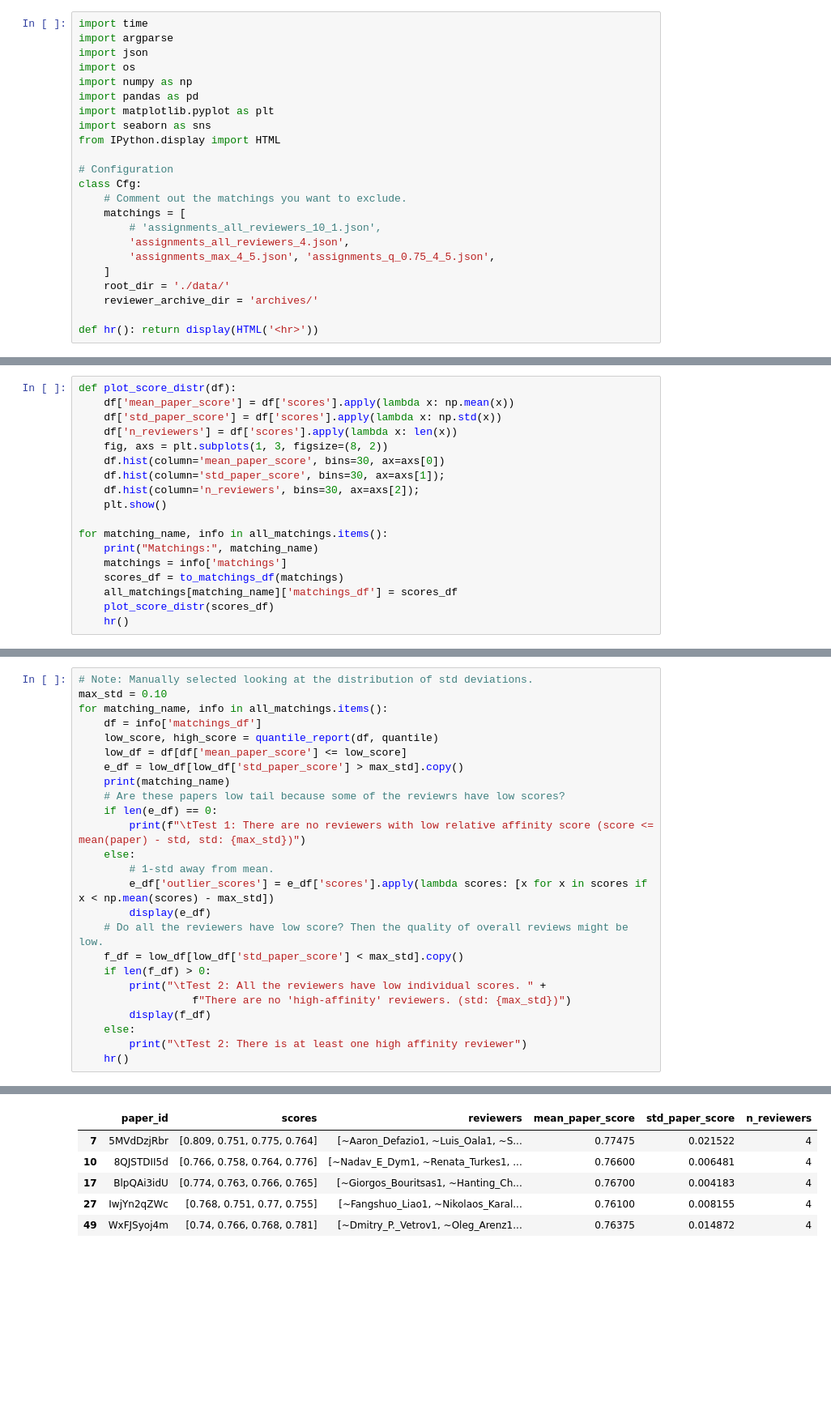
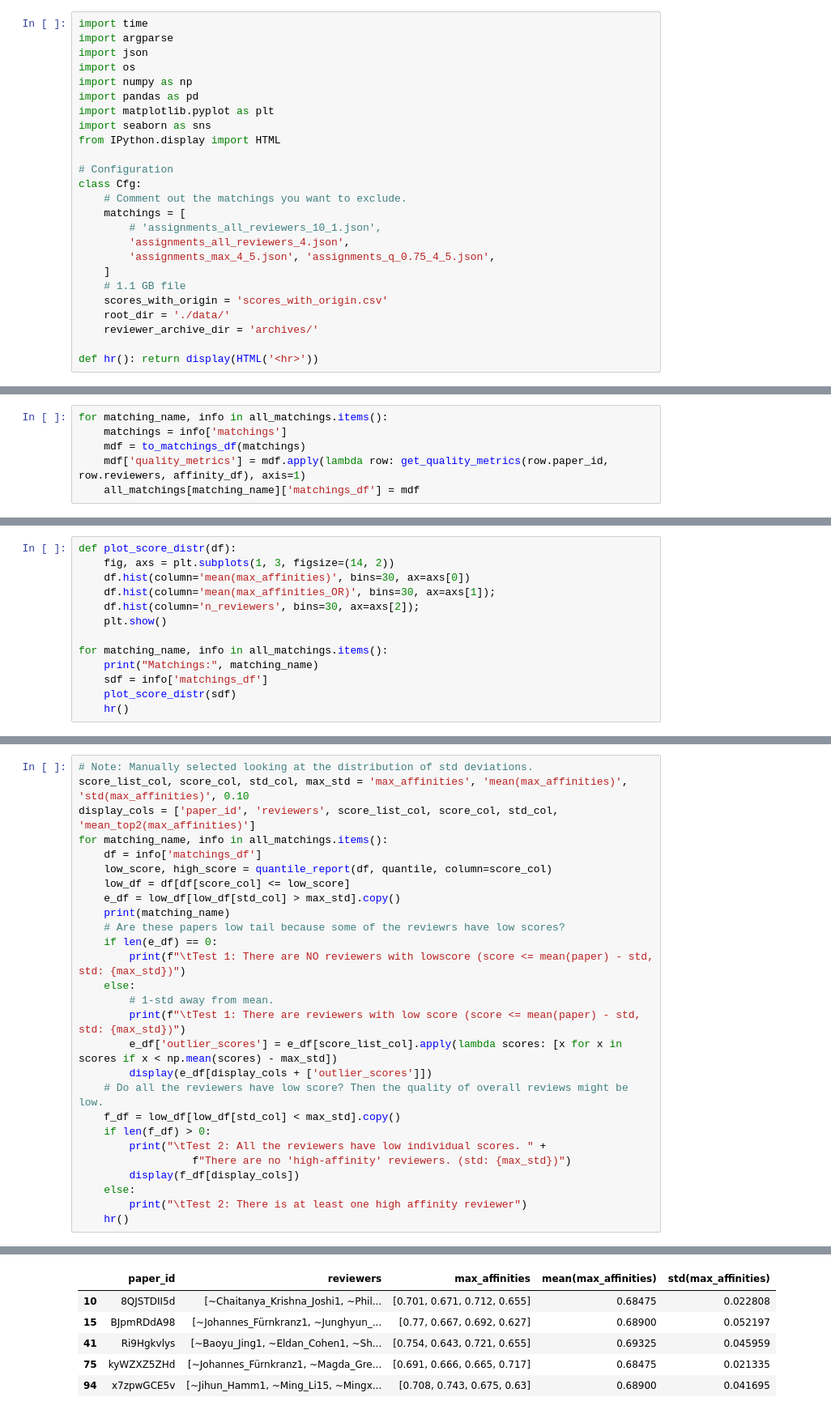
Before and after one commit to juan43ramirez/openreview-matcher, a Jupyter notebook: ICML2025/evaluate_matches.ipynb, the cells around one changed output, grey strips where cells are left out. Shown: that part at 81% size. Cells and saved outputs as stored; diff of their text form; blank space fills up the shorter version.

```diff
--- a/ICML2025/evaluate_matches.ipynb
+++ b/ICML2025/evaluate_matches.ipynb
@@ -19,6 +19,8 @@ class Cfg:
         'assignments_all_reviewers_4.json',
         'assignments_max_4_5.json', 'assignments_q_0.75_4_5.json',
     ]
+    # 1.1 GB file
+    scores_with_origin = 'scores_with_origin.csv'
     root_dir = './data/'
     reviewer_archive_dir = 'archives/'
 
@@ -61,3 +138,9 @@ all_matchings = {fname: {'matchings': load_matchings_file(os.path.join(Cfg.root_
 
 - Mean score per paper and its standard deviation.
 - Lowest 5% quantile score
+# %%
+for matching_name, info in all_matchings.items():
+    matchings = info['matchings']
+    mdf = to_matchings_df(matchings)
+    mdf['quality_metrics'] = mdf.apply(lambda row: get_quality_metrics(row.paper_id, row.reviewers, affinity_df), axis=1)
+    all_matchings[matching_name]['matchings_df'] = mdf
@@ -64,20 +162,15 @@ all_matchings = {fname: {'matchings': load_matchings_file(os.path.join(Cfg.root_
 # %%
 def plot_score_distr(df):
-    df['mean_paper_score'] = df['scores'].apply(lambda x: np.mean(x))
-    df['std_paper_score'] = df['scores'].apply(lambda x: np.std(x))
-    df['n_reviewers'] = df['scores'].apply(lambda x: len(x))
-    fig, axs = plt.subplots(1, 3, figsize=(8, 2))
-    df.hist(column='mean_paper_score', bins=30, ax=axs[0])
-    df.hist(column='std_paper_score', bins=30, ax=axs[1]);
+    fig, axs = plt.subplots(1, 3, figsize=(14, 2))
+    df.hist(column='mean(max_affinities)', bins=30, ax=axs[0])
+    df.hist(column='mean(max_affinities_OR)', bins=30, ax=axs[1]);
     df.hist(column='n_reviewers', bins=30, ax=axs[2]);
     plt.show()
 
 for matching_name, info in all_matchings.items():
     print("Matchings:", matching_name)
-    matchings = info['matchings']
-    scores_df = to_matchings_df(matchings)
-    all_matchings[matching_name]['matchings_df'] = scores_df
-    plot_score_distr(scores_df)
+    sdf = info['matchings_df']
+    plot_score_distr(sdf)
     hr()
 # %% [output]
 Matchings: assignments_all_reviewers_4.json
@@ -124,26 +247,28 @@ For tail papers, check if
 3. ?
 # %%
 # Note: Manually selected looking at the distribution of std deviations.
-max_std = 0.10
+score_list_col, score_col, std_col, max_std = 'max_affinities', 'mean(max_affinities)', 'std(max_affinities)', 0.10
+display_cols = ['paper_id', 'reviewers', score_list_col, score_col, std_col, 'mean_top2(max_affinities)']
 for matching_name, info in all_matchings.items():
     df = info['matchings_df']
-    low_score, high_score = quantile_report(df, quantile)
-    low_df = df[df['mean_paper_score'] <= low_score]
-    e_df = low_df[low_df['std_paper_score'] > max_std].copy()
+    low_score, high_score = quantile_report(df, quantile, column=score_col)
+    low_df = df[df[score_col] <= low_score]
+    e_df = low_df[low_df[std_col] > max_std].copy()
     print(matching_name)
     # Are these papers low tail because some of the reviewrs have low scores?
     if len(e_df) == 0:
-        print(f"\tTest 1: There are no reviewers with low relative affinity score (score <= mean(paper) - std, std: {max_std})")
+        print(f"\tTest 1: There are NO reviewers with lowscore (score <= mean(paper) - std, std: {max_std})")
     else:
         # 1-std away from mean.
-        e_df['outlier_scores'] = e_df['scores'].apply(lambda scores: [x for x in scores if x < np.mean(scores) - max_std])
-        display(e_df)
+        print(f"\tTest 1: There are reviewers with low score (score <= mean(paper) - std, std: {max_std})")
+        e_df['outlier_scores'] = e_df[score_list_col].apply(lambda scores: [x for x in scores if x < np.mean(scores) - max_std])
+        display(e_df[display_cols + ['outlier_scores']])
     # Do all the reviewers have low score? Then the quality of overall reviews might be low.
-    f_df = low_df[low_df['std_paper_score'] < max_std].copy()
+    f_df = low_df[low_df[std_col] < max_std].copy()
     if len(f_df) > 0:
         print("\tTest 2: All the reviewers have low individual scores. " +
                   f"There are no 'high-affinity' reviewers. (std: {max_std})")
-        display(f_df)
+        display(f_df[display_cols])
     else:
         print("\tTest 2: There is at least one high affinity reviewer")
     hr()
@@ -154,7 +288,7 @@ assignments_all_reviewers_4.json
         Test 2: All the reviewers have low individual scores. There are no 'high-affinity' reviewers. (std: 0.1)
-|  | paper_id | scores | reviewers | mean_paper_score | std_paper_score | n_reviewers |
-| 7 | 5MVdDzjRbr | [0.809, 0.751, 0.775, 0.764] | [~Aaron_Defazio1, ~Luis_Oala1, ~S... | 0.77475 | 0.021522 | 4 |
-| 10 | 8QJSTDII5d | [0.766, 0.758, 0.764, 0.776] | [~Nadav_E_Dym1, ~Renata_Turkes1, ... | 0.76600 | 0.006481 | 4 |
-| 17 | BlpQAi3idU | [0.774, 0.763, 0.766, 0.765] | [~Giorgos_Bouritsas1, ~Hanting_Ch... | 0.76700 | 0.004183 | 4 |
-| 27 | IwjYn2qZWc | [0.768, 0.751, 0.77, 0.755] | [~Fangshuo_Liao1, ~Nikolaos_Karal... | 0.76100 | 0.008155 | 4 |
-| 49 | WxFJSyoj4m | [0.74, 0.766, 0.768, 0.781] | [~Dmitry_P._Vetrov1, ~Oleg_Arenz1... | 0.76375 | 0.014872 | 4 |
+|  | paper_id | reviewers | max_affinities | mean(max_affinities) | std(max_affinities) |
+| 10 | 8QJSTDII5d | [~Chaitanya_Krishna_Joshi1, ~Phil... | [0.701, 0.671, 0.712, 0.655] | 0.68475 | 0.022808 |
+| 15 | BJpmRDdA98 | [~Johannes_Fürnkranz1, ~Junghyun_... | [0.77, 0.667, 0.692, 0.627] | 0.68900 | 0.052197 |
+| 41 | Ri9Hgkvlys | [~Baoyu_Jing1, ~Eldan_Cohen1, ~Sh... | [0.754, 0.643, 0.721, 0.655] | 0.69325 | 0.045959 |
+| 75 | kyWZXZ5ZHd | [~Johannes_Fürnkranz1, ~Magda_Gre... | [0.691, 0.666, 0.665, 0.717] | 0.68475 | 0.021335 |
+| 94 | x7zpwGCE5v | [~Jihun_Hamm1, ~Ming_Li15, ~Mingx... | [0.708, 0.743, 0.675, 0.63] | 0.68900 | 0.041695 |
```
Also changed, not shown: parts of 15 cells of this notebook, 1 other file.
